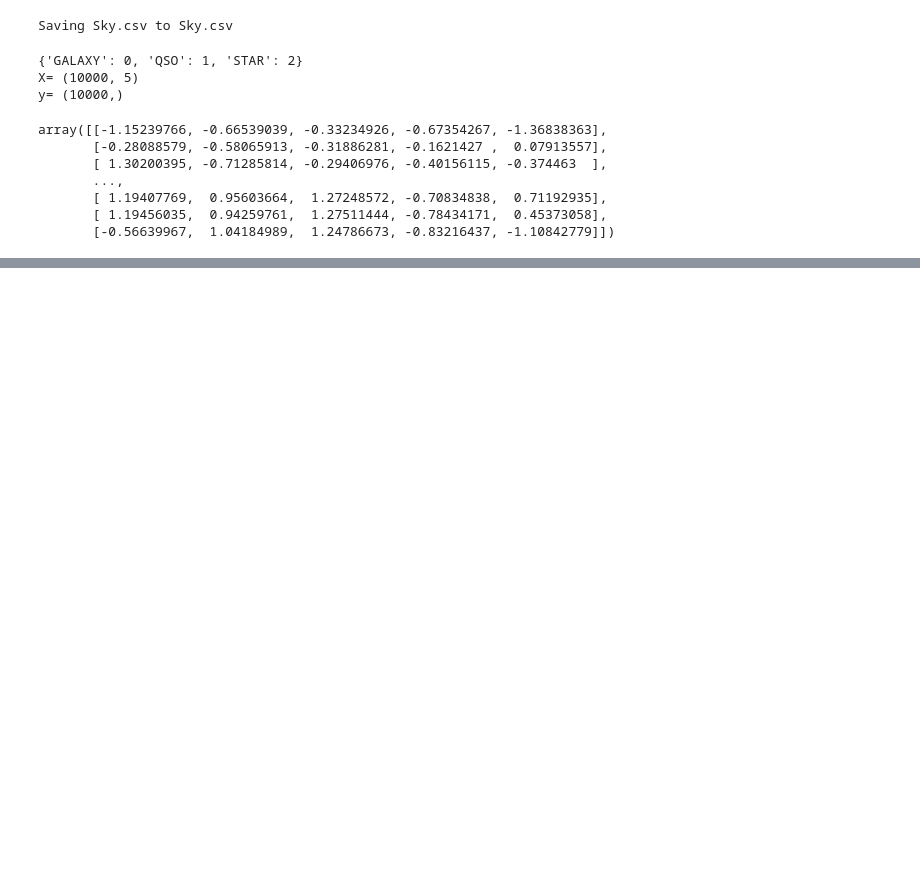
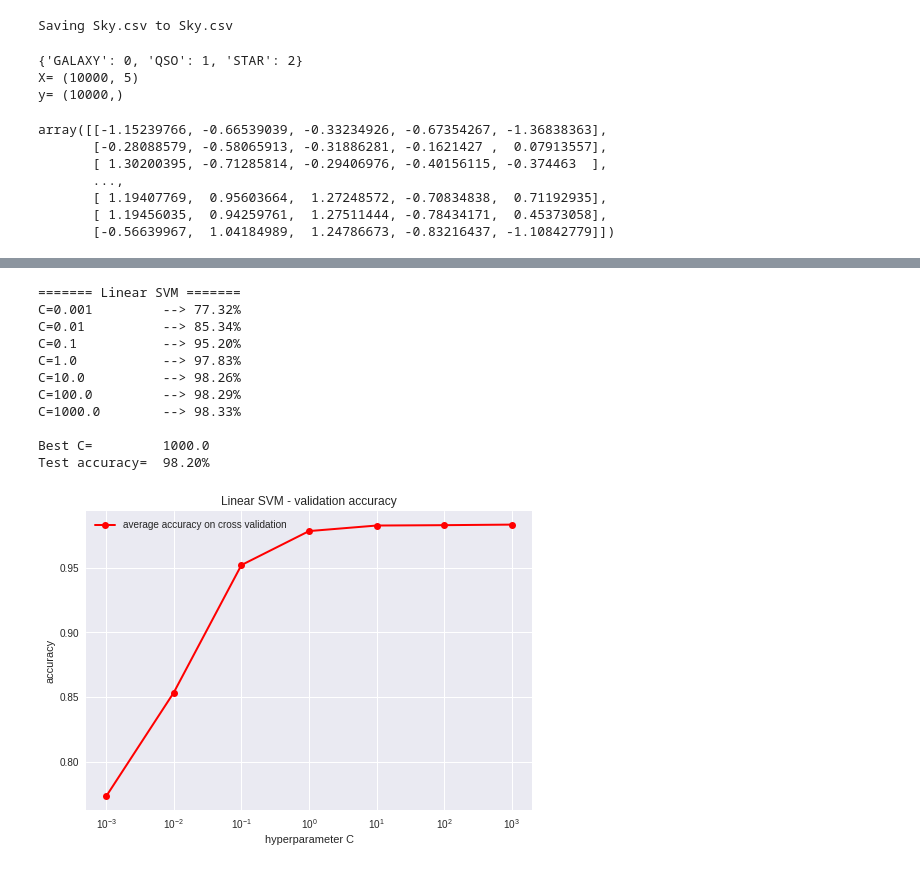
Before and after one commit to MattiaPOLI/DR14, a Jupyter notebook: SVM.ipynb, the cells around one changed output, grey strips where cells are left out. Drawn from its saved outputs; the diff is of its cells as text; code cells hidden in the pictures; blank space fills up the shorter version.

Commit message:
Linear SVM

```diff
--- a/SVM.ipynb
+++ b/SVM.ipynb
@@ -139,0 +87,73 @@ y_test= (3000,)
+# %%
+# ~-----import libraries-----
+import numpy as np
+from sklearn import svm, datasets
+from sklearn.model_selection import train_test_split, cross_val_score
+import matplotlib.pyplot as plt
+from mlxtend.plotting import plot_decision_regions
+
+
+# ~-----create training and testing sets-----
+X_train, X_test, y_train, y_test = train_test_split(X_ready, y, test_size=0.3, random_state=42)
+
+
+# ~-----generally valid variables-----
+C_range = np.array([0.001, 0.01, 0.1, 1, 10, 100, 1000])
+gamma_range = np.array([1e-9, 1e-7, 1e-5, 1e-3])
+# %%
+# ~-----linear SVM-----
+# auxiliary variables
+accuracy_validation = []
+score_max = 0
+C_best_linear = 0
+
+# optimizes parameters
+print("======= Linear SVM =======")
+for C in C_range:
+    model = svm.SVC(kernel='linear', C=C)
+    scores = cross_val_score(model, X_train, y_train, cv=10)
+    avg = np.mean(scores)
+    accuracy_validation.append(avg)
+    print("C=" + str(C) + "   \t--> %.2f%%" % (avg*100))
+    if (avg > score_max):
+        score_max = avg
+        C_best_linear = C
+
+print("\nBest C=   \t" + str(C_best_linear))
+
+
+# ~-----create best SVM-----
+# train model
+svc_linear = svm.SVC(kernel='linear', C=C_best_linear)
+svc_linear.fit(X_train, y_train)
+
+# evaluate classificator on testing set
+accuracy = svc_linear.score(X_test, y_test)
+
+print("Test accuracy= \t%.2f%%" % (accuracy*100))
+
+
+# ~-----visualize results-----
+fig = plt.figure()
+ax = fig.gca()
+plt.plot(C_range, accuracy_validation, 'ro-', linewidth=2, label='average accuracy on cross validation')
+plt.xscale("log")
+plt.title('Linear SVM - validation accuracy')
+plt.xlabel('hyperparameter C')
+plt.ylabel('accuracy')
+ax.legend()
+
+plt.show()
+# %% [output]
+======= Linear SVM =======
+C=0.001         --> 77.32%
+C=0.01          --> 85.34%
+C=0.1           --> 95.20%
+C=1.0           --> 97.83%
+C=10.0          --> 98.26%
+C=100.0         --> 98.29%
+C=1000.0        --> 98.33%
+
+Best C=         1000.0
+Test accuracy=  98.20%
+[figure, added]
```
Also changed, not shown: parts of 2 cells of this notebook.
